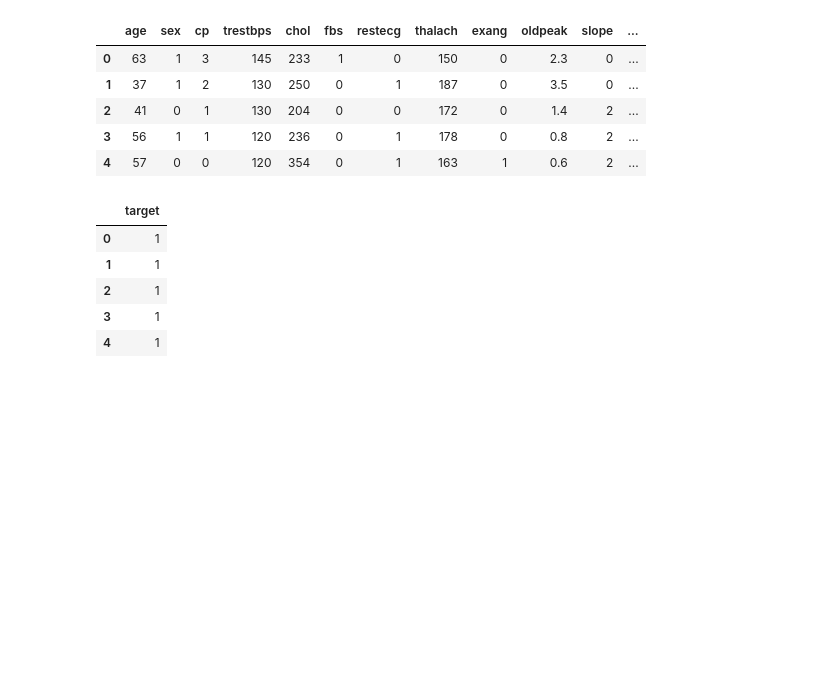
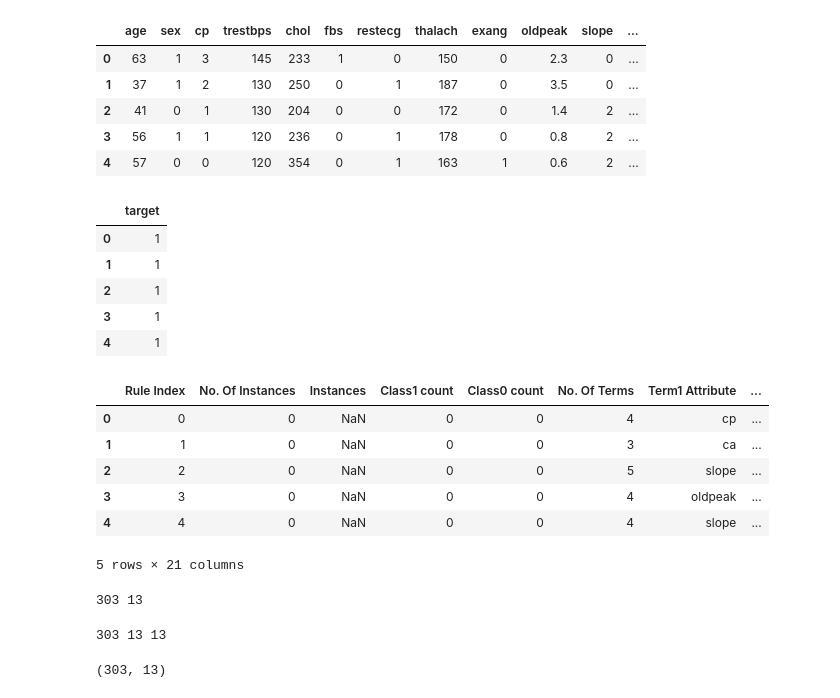
Before and after one commit to RonitSamaddar/RuleConstrainedNetworks, a Jupyter notebook: Code/RCN_HeartDataset.ipynb, the cells around one changed output. Drawn from its saved outputs; the diff is of its cells as text; code cells hidden in the pictures; blank space fills up the shorter version.

```diff
--- a/Code/RCN_HeartDataset.ipynb
+++ b/Code/RCN_HeartDataset.ipynb
@@ -36,3 +36,33 @@ y.head()
 | 2 | 1 |
 | 3 | 1 |
 | 4 | 1 |
+# %%
+rules_df = pd.read_csv("rules.csv")
+rules_df.head()
+# %% [output]
+|  | Rule Index | No. Of Instances | Instances | Class1 count | Class0 count | No. Of Terms | Term1 Attribute | ... |
+| 0 | 0 | 0 | NaN | 0 | 0 | 4 | cp | ... |
+| 1 | 1 | 0 | NaN | 0 | 0 | 3 | ca | ... |
+| 2 | 2 | 0 | NaN | 0 | 0 | 5 | slope | ... |
+| 3 | 3 | 0 | NaN | 0 | 0 | 4 | oldpeak | ... |
+| 4 | 4 | 0 | NaN | 0 | 0 | 4 | slope | ... |
+5 rows × 21 columns
+# %%
+n_samples=X.shape[0]
+n_features=X.shape[1]
+print(n_samples,n_features)
+# %% [output]
+303 13
+# %%
+n_samples=X.shape[0]
+n_features=X.shape[1]
+n_rules=rules_df.shape[0]
+print(n_samples,n_features,n_rules)
+# %% [output]
+303 13 13
+# %%
+data_rule=np.zeros((train_df.shape[0],rules_df.shape[0]))
+#print(data_rule)
+print(data_rule.shape)
+# %% [output]
+(303, 13)
```
Also changed, not shown: parts of 5 cells of this notebook.
